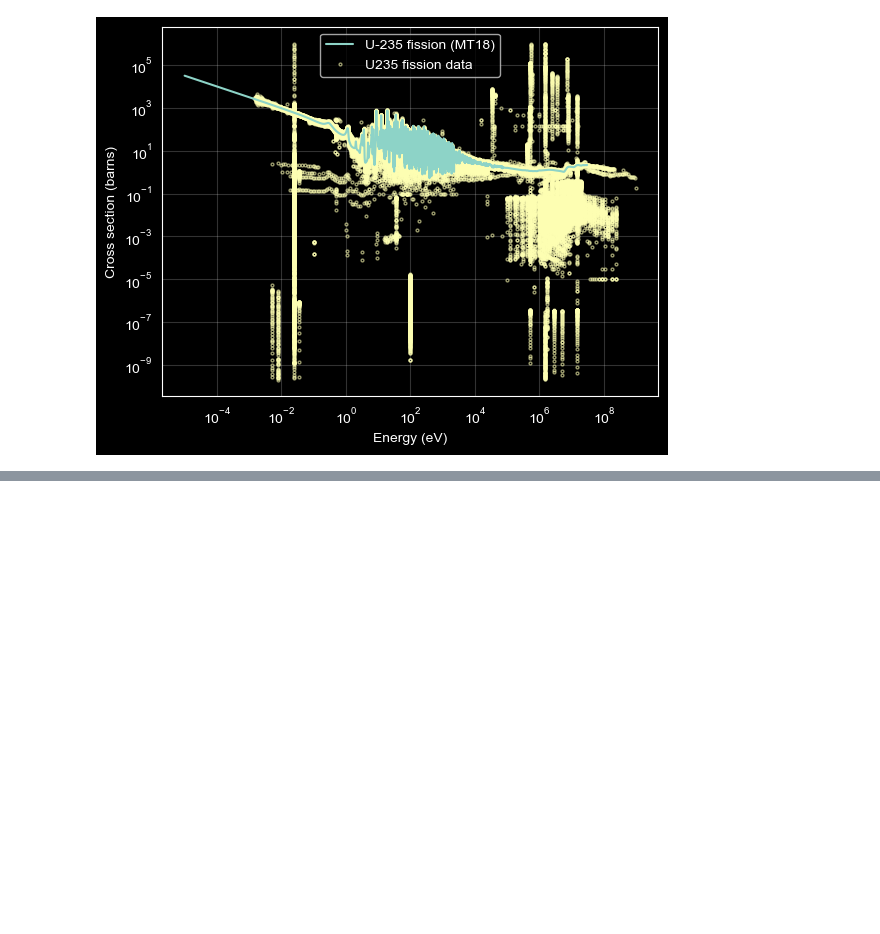
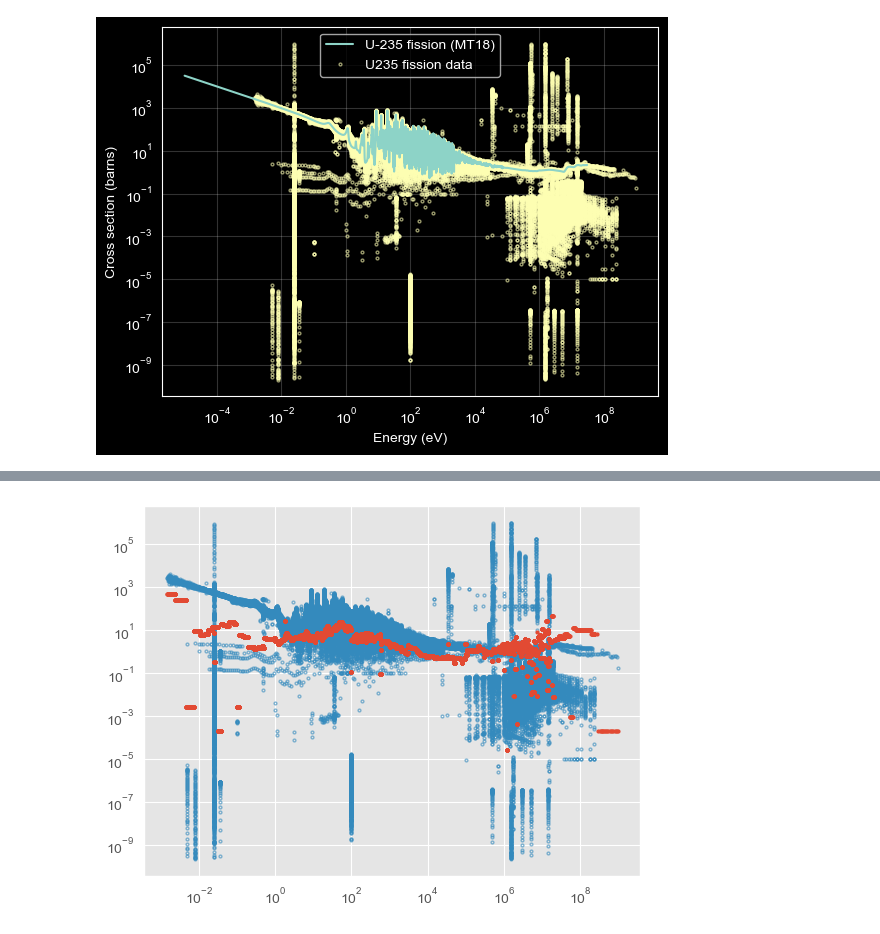
Before and after one commit to nickcampbell225/NUCML-Next, a Jupyter notebook: notebooks/LOGOCV.ipynb, the cells around one changed output, grey strips where cells are left out. Drawn from its saved outputs; the diff is of its cells as text; code cells hidden in the pictures; blank space fills up the shorter version.

```diff
--- a/notebooks/LOGOCV.ipynb
+++ b/notebooks/LOGOCV.ipynb
@@ -806,0 +900,21 @@ plt.show()
+# %%
+model = XGBRegressor(
+    objective="reg:squarederror",
+    n_estimators=12000,
+    learning_rate=0.02,
+    max_depth=8,
+    min_child_weight=0.5,
+    gamma=0.0,
+    subsample=0.8,
+    colsample_bytree=0.8,
+    reg_lambda=2.0,
+    reg_alpha=0.0,
+    tree_method="hist",
+    max_bin=1024,
+    random_state=42,
+    n_jobs=-1,
+    verbosity=0,  # keep output clean; tqdm is the output
+)
+
+attach_xgb_progress(model, desc="training")
+model.fit(X_train, y_train)
@@ -806,0 +934,25 @@ plt.show()
+# %%
+y_hold_pred2 = model.predict(X_hold)
+# %%
+plt.style.use("ggplot")
+
+fix, ax = plt.subplots()
+
+ax.plot(10**X_hold["Energy"], 10**y_hold_pred2, 'o', label="XGBoost prediction", markersize=2)
+
+
+ax.plot(10**X_hold["Energy"], 10**y_hold, 'o',
+        label="U235 fission data",
+        markersize=2,
+        markerfacecolor='none',  # hollow
+        markeredgewidth=1,
+        alpha=0.6,
+        zorder=1)
+
+ax.set_xscale("log")
+ax.set_yscale("log")
+
+
+plt.show()
+# %% [output]
+[figure, added]
```
Also changed, not shown: parts of 9 cells of this notebook, 1 other file.
